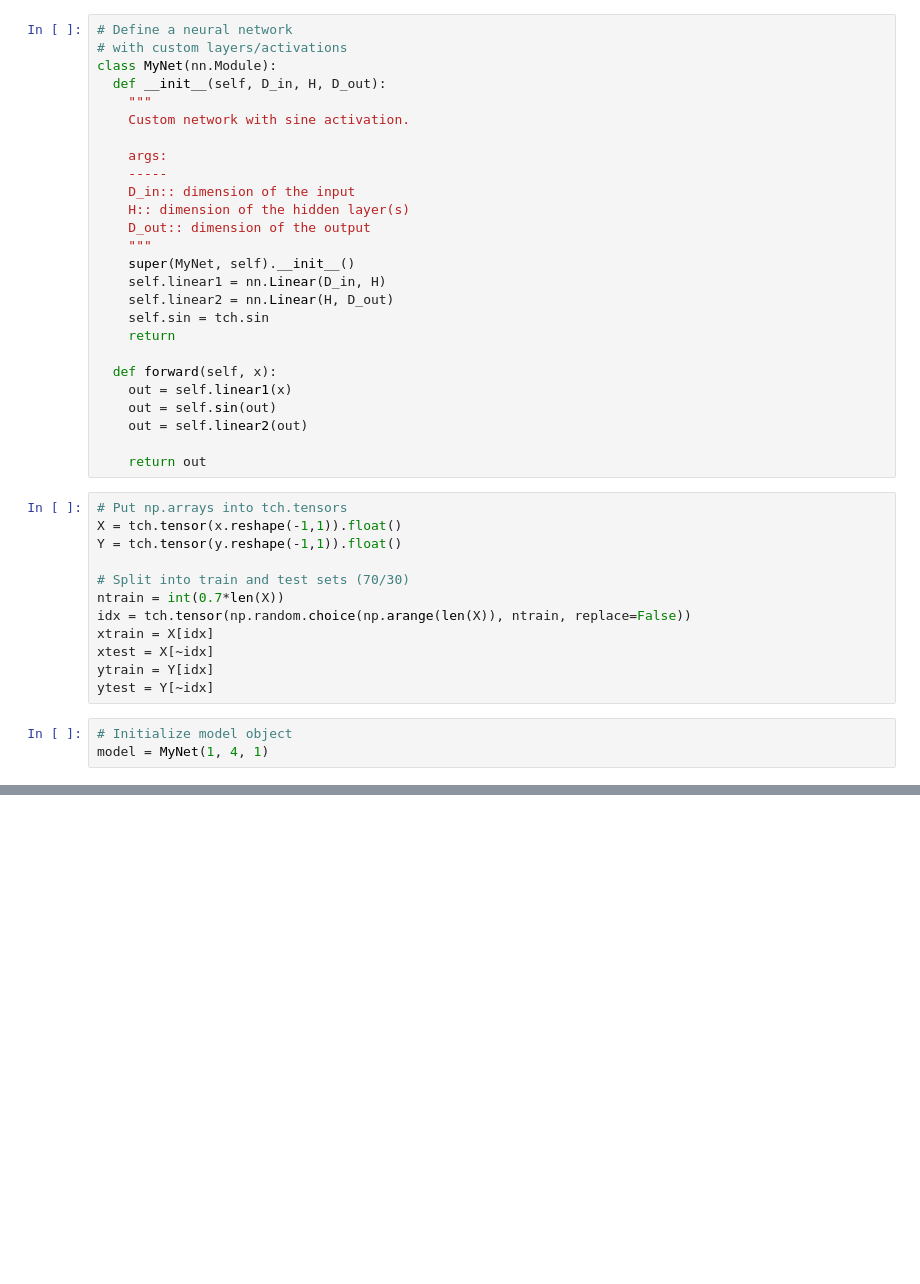
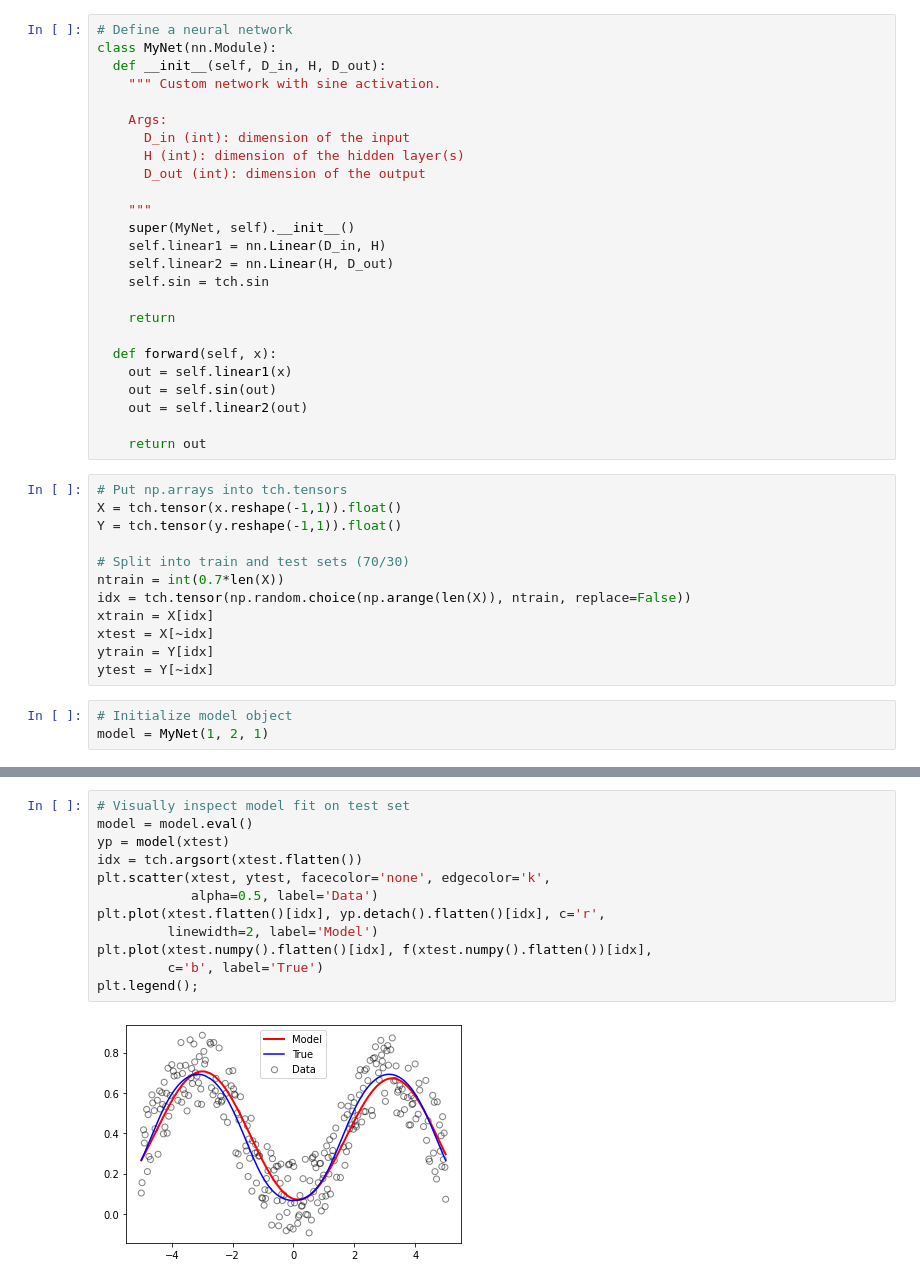
Before and after one commit to david-toth/Misc, a Jupyter notebook: Nonlinear_Regression_with_PyTorch.ipynb, the cells around one changed output, grey strips where cells are left out. Saved outputs shown, nothing was run; the diff lists cells and outputs as text; blank space fills up the shorter version.

```diff
--- a/Nonlinear_Regression_with_PyTorch.ipynb
+++ b/Nonlinear_Regression_with_PyTorch.ipynb
@@ -20,21 +19,20 @@ plt.scatter(x,y);
 # %%
 # Define a neural network
-# with custom layers/activations
 class MyNet(nn.Module):
   def __init__(self, D_in, H, D_out):
-    """
-    Custom network with sine activation.
+    """ Custom network with sine activation.
 
-    args:
-    -----
-    D_in:: dimension of the input
-    H:: dimension of the hidden layer(s)
-    D_out:: dimension of the output
+    Args:
+      D_in (int): dimension of the input
+      H (int): dimension of the hidden layer(s)
+      D_out (int): dimension of the output
+
     """
     super(MyNet, self).__init__()
     self.linear1 = nn.Linear(D_in, H)
     self.linear2 = nn.Linear(H, D_out)
     self.sin = tch.sin
+
     return
 
   def forward(self, x):
@@ -57,6 +55,6 @@ ytrain = Y[idx]
 ytest = Y[~idx]
 # %%
 # Initialize model object
-model = MyNet(1, 4, 1)
+model = MyNet(1, 2, 1)
 # %%
 # Define optimizer and loss function
@@ -106,0 +94,14 @@ Test set loss:  0.010498308576643467
+# %%
+# Visually inspect model fit on test set
+model = model.eval()
+yp = model(xtest)
+idx = tch.argsort(xtest.flatten())
+plt.scatter(xtest, ytest, facecolor='none', edgecolor='k',
+            alpha=0.5, label='Data')
+plt.plot(xtest.flatten()[idx], yp.detach().flatten()[idx], c='r',
+         linewidth=2, label='Model')
+plt.plot(xtest.numpy().flatten()[idx], f(xtest.numpy().flatten())[idx],
+         c='b', label='True')
+plt.legend();
+# %% [output]
+[figure, added]
```
Also changed, not shown: parts of 8 cells of this notebook.
